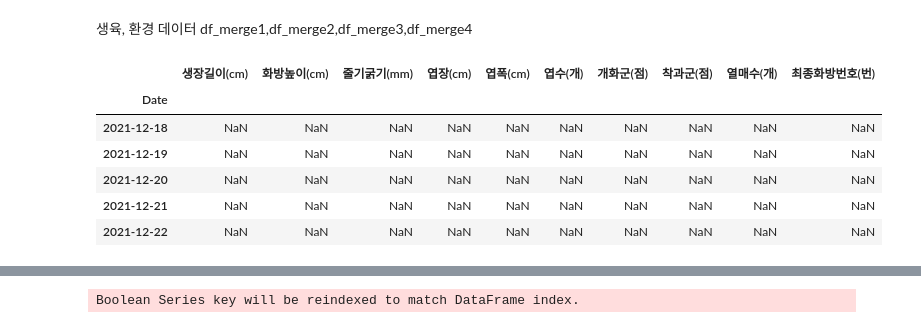
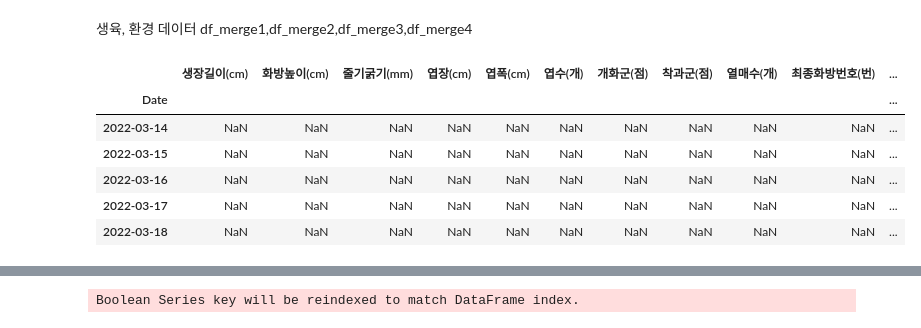
Before and after one commit to sexymonster/Projects, a Jupyter notebook: TeamProject/TomatoDataCustom1.ipynb, the cells around one changed output, grey strips where cells are left out. Drawn from its saved outputs; the diff is of its cells as text; code cells hidden in the pictures.

```diff
--- a/TeamProject/TomatoDataCustom1.ipynb
+++ b/TeamProject/TomatoDataCustom1.ipynb
@@ -805,15 +861,15 @@ df_merge2.corr()
 # %% [markdown]
 생육, 환경 데이터 df_merge1,df_merge2,df_merge3,df_merge4
 # %%
-df_merge4.head()
+df_merge4.tail()
 # %% [output]
-|  | 생장길이(cm) | 화방높이(cm) | 줄기굵기(mm) | 엽장(cm) | 엽폭(cm) | 엽수(개) | 개화군(점) | 착과군(점) | 열매수(개) | 최종화방번호(번) |
-| Date |  |  |  |  |  |  |  |  |  |  |
-| 2021-12-18 | NaN | NaN | NaN | NaN | NaN | NaN | NaN | NaN | NaN | NaN |
-| 2021-12-19 | NaN | NaN | NaN | NaN | NaN | NaN | NaN | NaN | NaN | NaN |
-| 2021-12-20 | NaN | NaN | NaN | NaN | NaN | NaN | NaN | NaN | NaN | NaN |
-| 2021-12-21 | NaN | NaN | NaN | NaN | NaN | NaN | NaN | NaN | NaN | NaN |
-| 2021-12-22 | NaN | NaN | NaN | NaN | NaN | NaN | NaN | NaN | NaN | NaN |
+|  | 생장길이(cm) | 화방높이(cm) | 줄기굵기(mm) | 엽장(cm) | 엽폭(cm) | 엽수(개) | 개화군(점) | 착과군(점) | 열매수(개) | 최종화방번호(번) | ... |
+| Date |  |  |  |  |  |  |  |  |  |  | ... |
+| 2022-03-14 | NaN | NaN | NaN | NaN | NaN | NaN | NaN | NaN | NaN | NaN | ... |
+| 2022-03-15 | NaN | NaN | NaN | NaN | NaN | NaN | NaN | NaN | NaN | NaN | ... |
+| 2022-03-16 | NaN | NaN | NaN | NaN | NaN | NaN | NaN | NaN | NaN | NaN | ... |
+| 2022-03-17 | NaN | NaN | NaN | NaN | NaN | NaN | NaN | NaN | NaN | NaN | ... |
+| 2022-03-18 | NaN | NaN | NaN | NaN | NaN | NaN | NaN | NaN | NaN | NaN | ... |
 # %%
 # 농가 2) Nan값 삭제
 ndf_merge2 = df_merge2[df_merge2["열매수(개)"].isnull() == False ]
```
Also changed, not shown: parts of 34 cells of this notebook.
